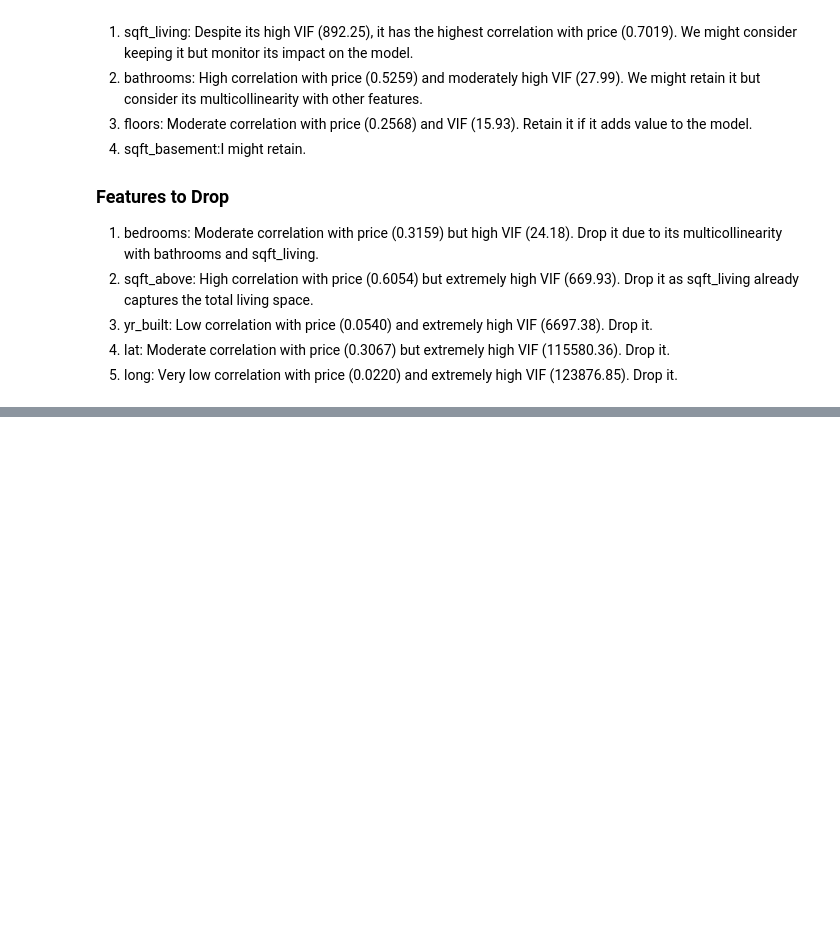
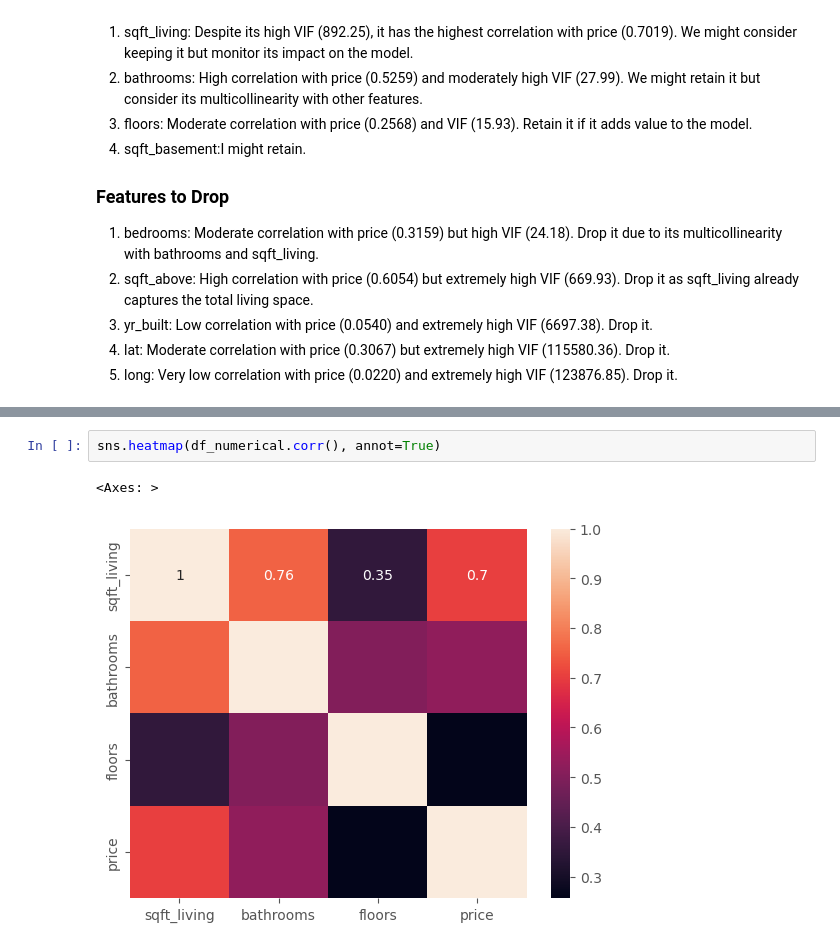
Before and after one commit to Bennie-Kibet/Phase-2-project, a Jupyter notebook: Work/Victor.ipynb, the cells around one changed output, grey strips where cells are left out. Cells and saved outputs as stored; diff of their text form; blank space fills up the shorter version.

```diff
--- a/Work/Victor.ipynb
+++ b/Work/Victor.ipynb
@@ -479,0 +505,5 @@ df_numerical
+# %%
+sns.heatmap(df_numerical.corr(), annot=True)
+# %% [output]
+<Axes: >
+[figure, added]
```
Also changed, not shown: parts of 16 cells of this notebook.
